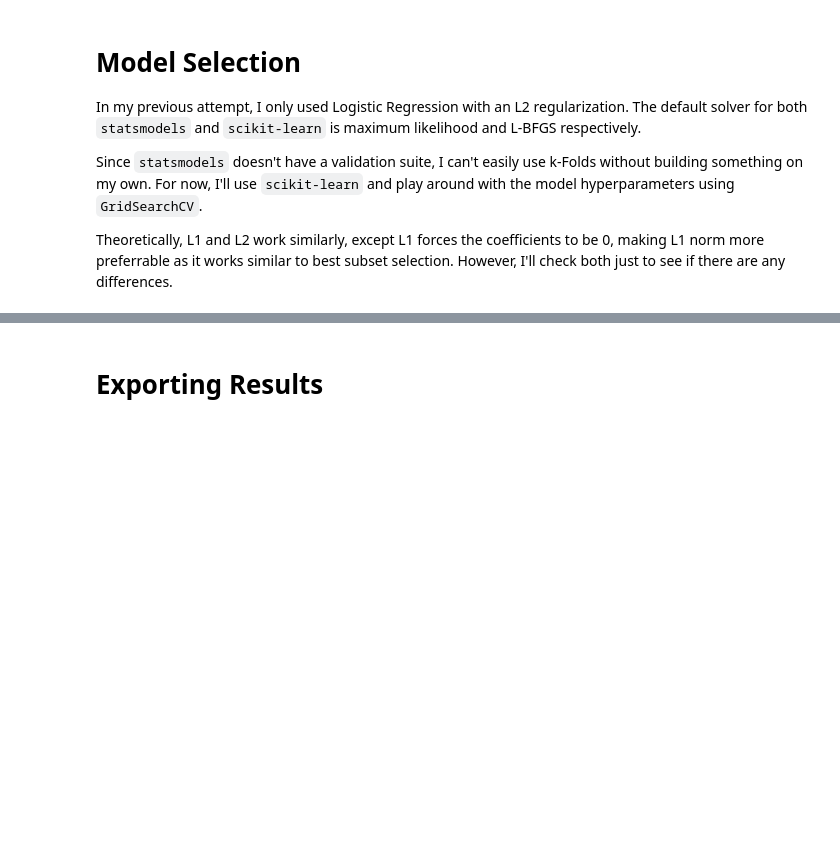
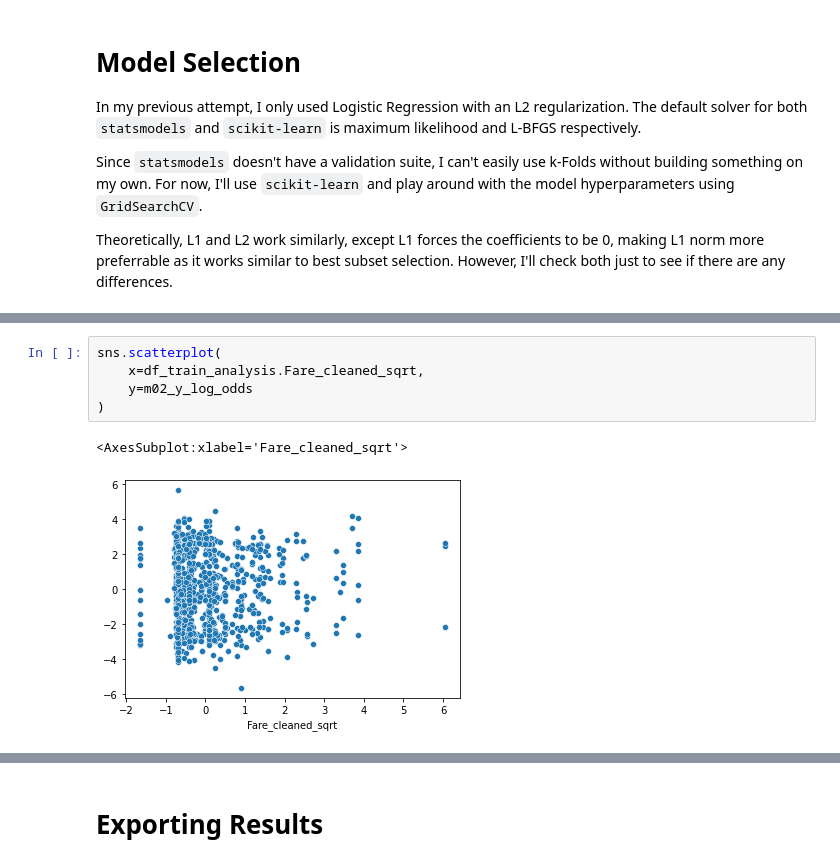
Before and after one commit to tvrtl3b0y/kaggle, a Jupyter notebook: 01-Titanic_Survivors/20220511.ipynb, the cells around one changed output, grey strips where cells are left out. Cells and saved outputs as stored; diff of their text form; blank space fills up the shorter version.

```diff
--- a/01-Titanic_Survivors/20220511.ipynb
+++ b/01-Titanic_Survivors/20220511.ipynb
@@ -336,0 +420,8 @@ smf.logit(data=df_train_cleaned)
+# %%
+sns.scatterplot(
+    x=df_train_analysis.Fare_cleaned_sqrt,
+    y=m02_y_log_odds
+)
+# %% [output]
+<AxesSubplot:xlabel='Fare_cleaned_sqrt'>
+[figure, added]
```
Also changed, not shown: parts of 23 cells of this notebook.
